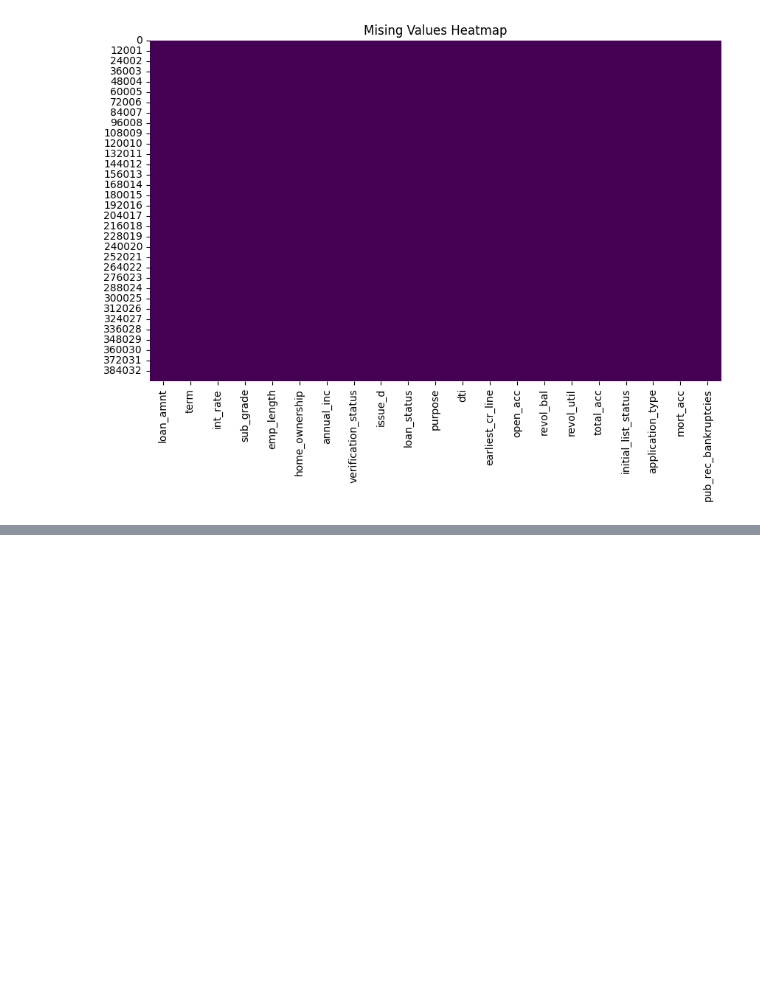
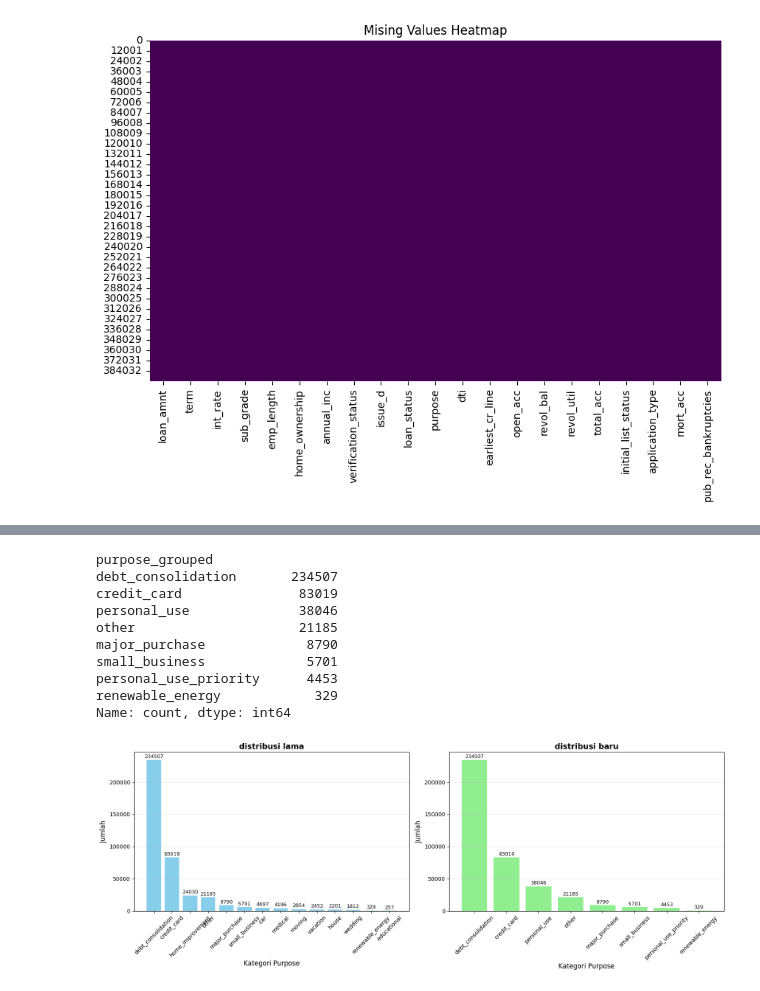
Before and after one commit to ababilkhoerulimam/Lending-Loan-Club, a Jupyter notebook: lendinganalysis.ipynb, the cells around one changed output, grey strips where cells are left out. Saved outputs shown, nothing was run; the diff lists cells and outputs as text; code cells hidden in the pictures; blank space fills up the shorter version.

```diff
--- a/lendinganalysis.ipynb
+++ b/lendinganalysis.ipynb
@@ -311,0 +589,54 @@ Done!
+# %%
+#pake cara yang sesuai text book (satu satu)
+purpose_mapping = {
+    'educational':'personal_use_priority',
+    'medical':'personal_use_priority',
+    'wedding': 'personal_use',
+    'vacation':'personal_use',
+    'car':'personal_use',
+    'home_improvement': 'personal_use',
+    'house': 'personal_use',
+    'moving' : 'personal_use'
+}
+
+df['purpose_grouped'] = df['purpose'].map(purpose_mapping).fillna(df['purpose'])
+print(df['purpose_grouped'].value_counts())
+fig, axes = plt.subplots(1, 2, figsize=(16, 6))
+
+#tabel perbadingan
+before_counts = df['purpose'].value_counts()
+axes[0].bar(before_counts.index, before_counts.values, color='skyblue')
+axes[0].set_title('distribusi lama', fontsize=14, fontweight='bold')
+axes[0].set_xlabel('Kategori Purpose', fontsize=12)
+axes[0].set_ylabel('Jumlah', fontsize=12)
+axes[0].tick_params(axis='x', rotation=45)
+axes[0].grid(axis='y', alpha=0.3)
+
+for i, v in enumerate(before_counts.values):
+    axes[0].text(i, v + 1000, str(v), ha='center', va='bottom', fontsize=9)
+
+after_counts = df['purpose_grouped'].value_counts()
+axes[1].bar(after_counts.index, after_counts.values, color='lightgreen')
+axes[1].set_title('distribusi baru', fontsize=14, fontweight='bold')
+axes[1].set_xlabel('Kategori Purpose', fontsize=12)
+axes[1].set_ylabel('Jumlah', fontsize=12)
+axes[1].tick_params(axis='x', rotation=45)
+axes[1].grid(axis='y', alpha=0.3)
+
+for i, v in enumerate(after_counts.values):
+    axes[1].text(i, v + 1000, str(v), ha='center', va='bottom', fontsize=9)
+
+plt.tight_layout()
+plt.show()
+# %% [output]
+purpose_grouped
+debt_consolidation       234507
+credit_card               83019
+personal_use              38046
+other                     21185
+major_purchase             8790
+small_business             5701
+personal_use_priority      4453
+renewable_energy            329
+Name: count, dtype: int64
+[figure, added]
```
Also changed, not shown: parts of 22 cells of this notebook, 2 other files.
